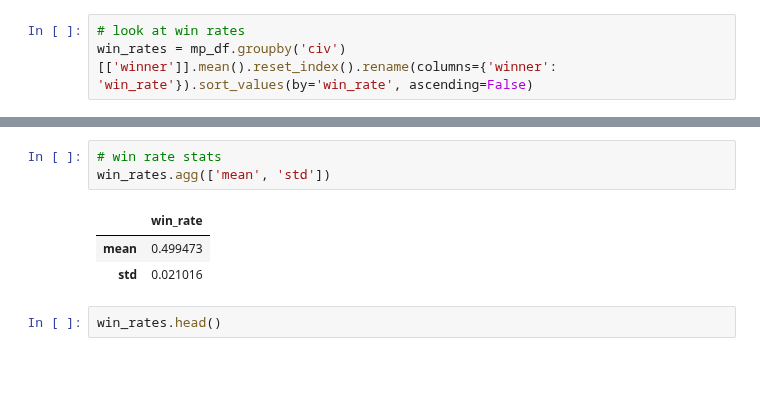
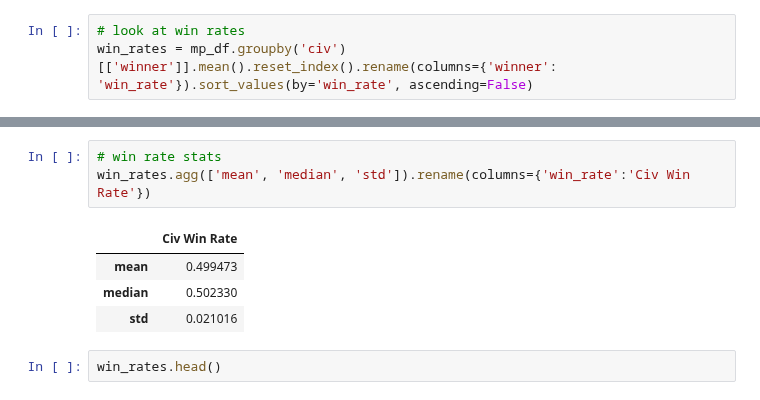
Before and after one commit to rishigoutam/aoe2, a Jupyter notebook: test_data.ipynb, the cells around one changed output, grey strips where cells are left out. Cells and saved outputs as stored; diff of their text form; blank space fills up the shorter version.

```diff
--- a/test_data.ipynb
+++ b/test_data.ipynb
@@ -181,9 +203,10 @@ plt.show()
 # %%
 # win rate stats
-win_rates.agg(['mean', 'std'])
+win_rates.agg(['mean', 'median', 'std']).rename(columns={'win_rate':'Civ Win Rate'})
 # %% [output]
-|  | win_rate |
+|  | Civ Win Rate |
 | mean | 0.499473 |
+| median | 0.502330 |
 | std | 0.021016 |
 # %%
 win_rates.head()
```
Also changed, not shown: parts of 3 cells of this notebook.
